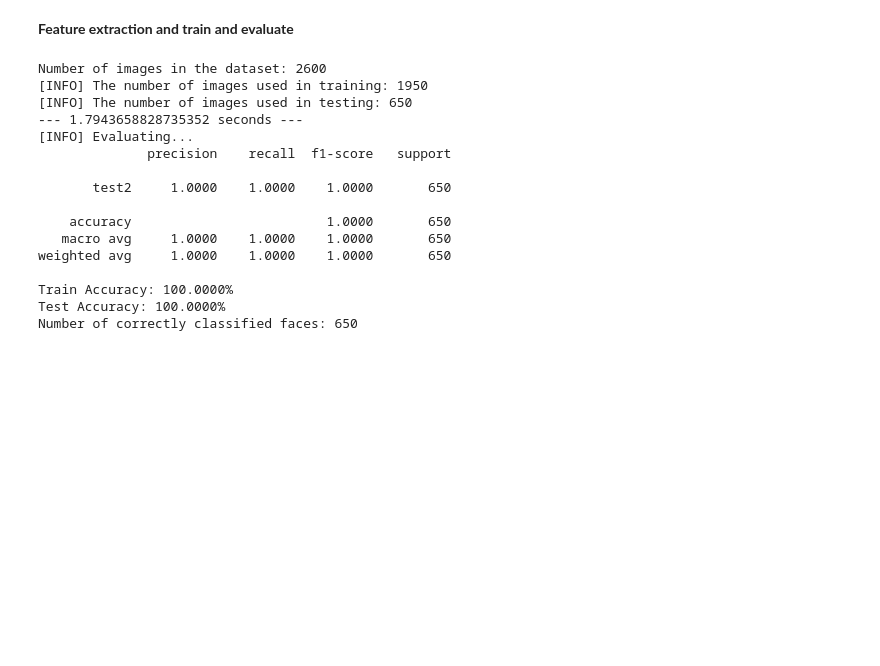
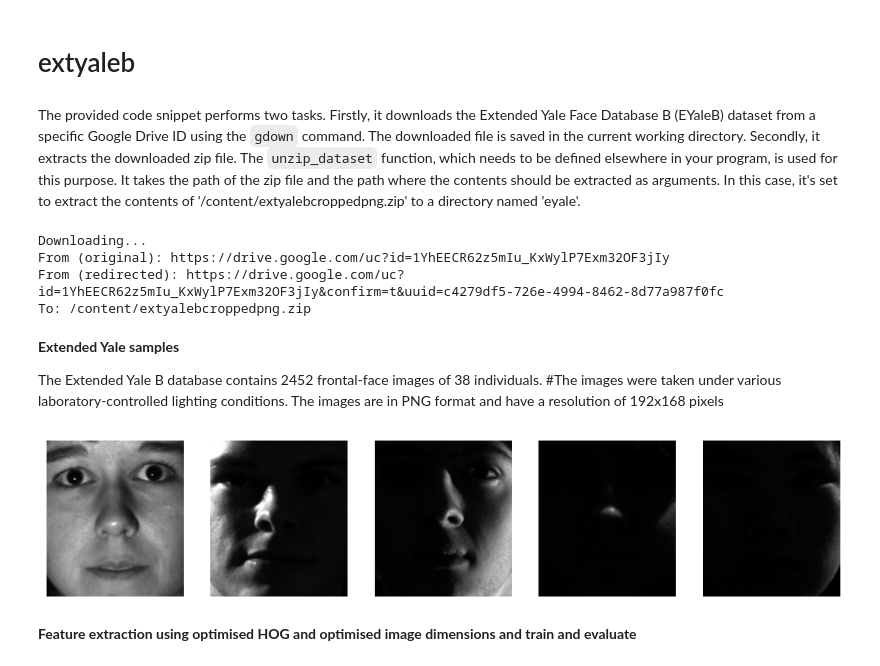
Before and after one commit to Bouchenemehdi24/Bouchenemehdi, a Jupyter notebook: Results.ipynb, the cells around one changed output. Saved outputs shown, nothing was run; the diff lists cells and outputs as text; code cells hidden in the pictures; blank space fills up the shorter version.

```diff
--- a/Results.ipynb
+++ b/Results.ipynb
@@ -71,22 +95,37 @@ display_random_images(imagear)
+# %% [markdown]
+# extyaleb
+# %% [markdown]
+The provided code snippet performs two tasks. Firstly, it downloads the Extended Yale Face Database B (EYaleB) dataset from a specific Google Drive ID using the `gdown` command. The downloaded file is saved in the current working directory. Secondly, it extracts the downloaded zip file. The `unzip_dataset` function, which needs to be defined elsewhere in your program, is used for this purpose. It takes the path of the zip file and the path where the contents should be extracted as arguments. In this case, it's set to extract the contents of '/content/extyalebcroppedpng.zip' to a directory named 'eyale'.
+# %%
+# download eyale dataset
+
+!gdown --id 1YhEECR62z5mIu_KxWylP7Exm32OF3jIy
+
+dataset_path = '/content/extyalebcroppedpng.zip'
+extract_path = 'eyale'
+unzip_dataset(dataset_path, extract_path)
+# %% [output]
+Downloading...
+From (original): https://drive.google.com/uc?id=1YhEECR62z5mIu_KxWylP7Exm32OF3jIy
+From (redirected): https://drive.google.com/uc?id=1YhEECR62z5mIu_KxWylP7Exm32OF3jIy&confirm=t&uuid=c4279df5-726e-4994-8462-8d77a987f0fc
+To: /content/extyalebcroppedpng.zip
+# %% [markdown]
+**Extended Yale samples**
+
+The Extended Yale B database contains 2452 frontal-face images of 38 individuals. #The images were taken under various laboratory-controlled lighting conditions.
+The images are in PNG format and have a resolution of 192x168 pixels
+# %%
+# Import the glob module to get the list of image files
+import glob
+# Get the list of image files from the Extended Yale B database directory
+
+imageyale = glob.glob('eyale/CroppedYalePNG/*.png')
+
+# Display some random images from the Extended Yale B database
+# The display_random_images function takes a list of image files as an argument and shows a specified number of images in a grid
+# The function also prints the label of each image, which is extracted from the file name
+display_random_images(imageyale)
+# %% [output]
+[figure, added]
 # %% [markdown]
-**Feature extraction and train and evaluate**
+**Feature extraction using optimised HOG and optimised image dimensions and train and evaluate**
-# %%
-features, labels = extract_features_and_labels(imagear)
-train_and_evaluate_model(features, labels, random_state=0)
-# %% [output]
-Number of images in the dataset: 2600
-[INFO] The number of images used in training: 1950
-[INFO] The number of images used in testing: 650
---- 1.7943658828735352 seconds ---
-[INFO] Evaluating...
-              precision    recall  f1-score   support
-
-       test2     1.0000    1.0000    1.0000       650
-
-    accuracy                         1.0000       650
-   macro avg     1.0000    1.0000    1.0000       650
-weighted avg     1.0000    1.0000    1.0000       650
-
-Train Accuracy: 100.0000%
-Test Accuracy: 100.0000%
-Number of correctly classified faces: 650
```
Also changed, not shown: parts of 26 cells of this notebook.
